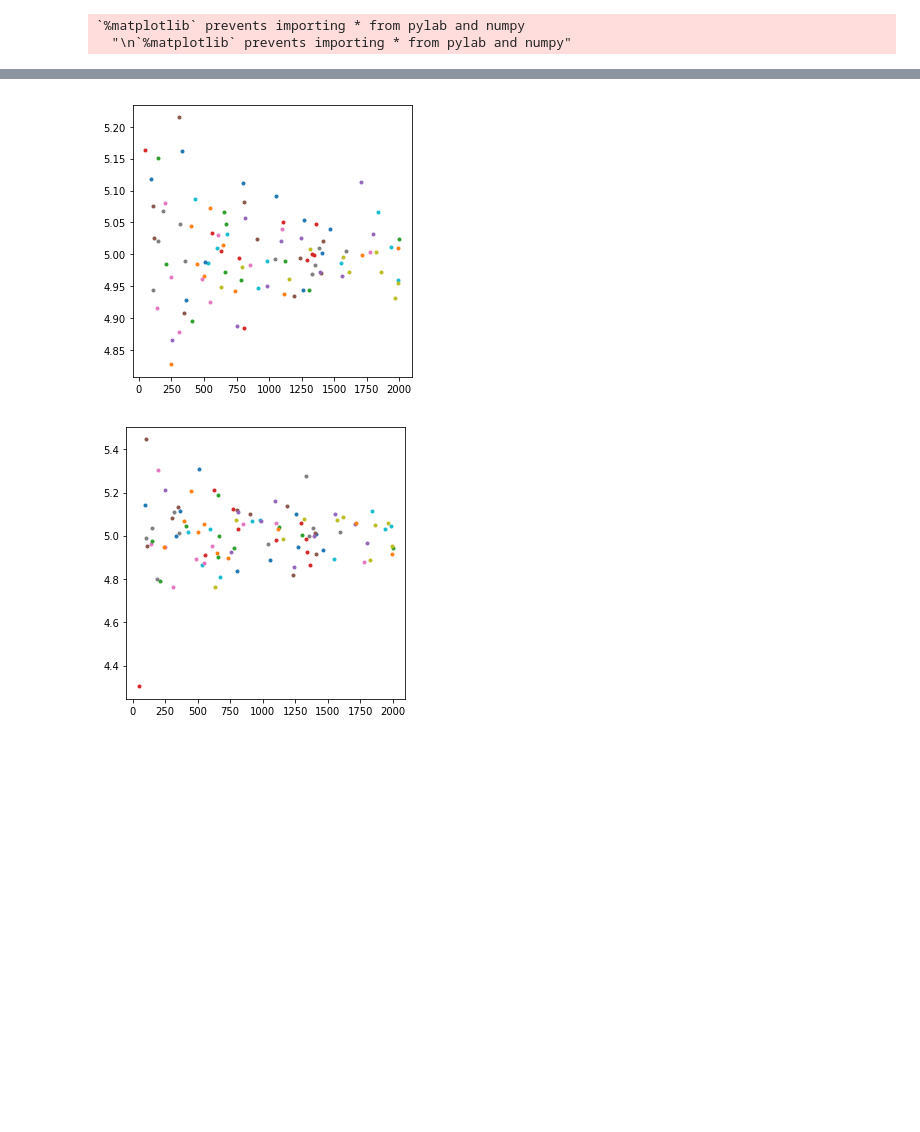
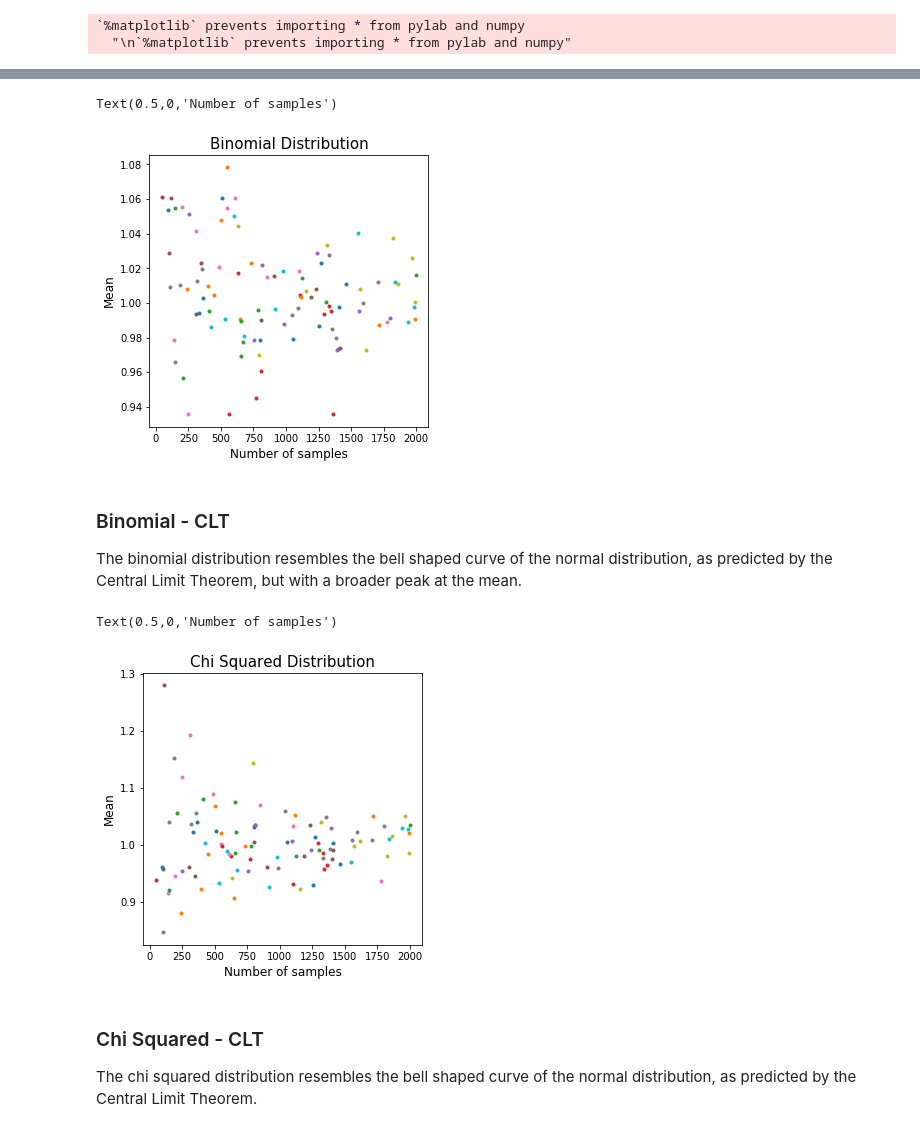
Before and after one commit to pranay-anchan/PUI2018_shb395, a Jupyter notebook: HW4_shb395/assignment1.ipynb, the cells around one changed output, grey strips where cells are left out. Cells and saved outputs as stored; diff of their text form; code cells hidden in the pictures; blank space fills up the shorter version.

```diff
--- a/HW4_shb395/assignment1.ipynb
+++ b/HW4_shb395/assignment1.ipynb
@@ -40,13 +52,23 @@ for i in range(samples_len):
 # %%
 # Poisson
 np.random.seed(395)
-nums_list = []
 
-for i in range(samples_len):
-    numbers = np.random.poisson(lam=mean, size=samples[i])
-    nums_list.append(numbers)
+pois_samples = sample_generator()
+
+pois_list = []
+pois_means = []
+
+for i in range(len(pois_samples)):
+    numbers = np.random.poisson(lam=mean, size=pois_samples[i])
+    pois_list.append(numbers)
 
 ax = plt.figure(figsize=(5,5)).add_subplot(111)
-for i in range(samples_len):
-    ax.plot(nums_list[i].size, nums_list[i].mean(), '.')
+for i in range(len(pois_samples)):
+    all_means.append(pois_list[i].mean())
+    pois_means.append(pois_list[i].mean())
+    ax.plot(pois_list[i].size, pois_list[i].mean(), '.')
+
+ax.set_title('Poisson Distribution', fontsize = 15)
+ax.set_ylabel('Mean', fontsize = 12)
+ax.set_xlabel('Number of samples', fontsize = 12)
 # %% [output]
@@ -54,32 +81,62 @@ for i in range(samples_len):
 # %%
 # Binomial
 np.random.seed(395)
-nums_list = []
+
+bi_samples = sample_generator()
+
+bi_list = []
+bi_means = []
 
 # Set the probability at .5 just so that the data resembles a common binomial distribution, such as flipping a coin
-for i in range(samples_len):
-    numbers = np.random.binomial(mean *2, p=.5, size=samples[i])
-    nums_list.append(numbers)
+for i in range(len(bi_samples)):
+    numbers = np.random.binomial(mean *2, p=.5, size=bi_samples[i])
+    bi_list.append(numbers)
 
 ax = plt.figure(figsize=(5,5)).add_subplot(111)
-for i in range(samples_len):
-    ax.plot(nums_list[i].size, nums_list[i].mean(), '.')
+for i in range(len(bi_samples)):
+    all_means.append(bi_list[i].mean())
+    bi_means.append(bi_list[i].mean())
+    ax.plot(bi_list[i].size, bi_list[i].mean(), '.')
+
+ax.set_title('Binomial Distribution', fontsize = 15)
+ax.set_ylabel('Mean', fontsize = 12)
+ax.set_xlabel('Number of samples', fontsize = 12)
 # %% [output]
+Text(0.5,0,'Number of samples')
-[figure, old version]
+[figure, new version]
+# %% [markdown]
+### Binomial - CLT
+
+The binomial distribution resembles the bell shaped curve of the normal distribution, as predicted by the Central Limit Theorem, but with a broader peak at the mean.
 # %%
 # Chi squared
 np.random.seed(395)
-nums_list = []
 
-for i in range(samples_len):
-    numbers = np.random.chisquare(5, size = samples[i])
-    nums_list.append(numbers)
+chi_samples = sample_generator()
+
+chi_list = []
+chi_means = []
+
+for i in range(len(chi_samples)):
+    numbers = np.random.chisquare(1, size = chi_samples[i])
+    chi_list.append(numbers)
 
 ax = plt.figure(figsize=(5,5)).add_subplot(111)
-for i in range(samples_len):
-    ax.plot(nums_list[i].size, nums_list[i].mean(), '.')
+for i in range(len(chi_samples)):
+    all_means.append(chi_list[i].mean())
+    chi_means.append(chi_list[i].mean())
+    ax.plot(chi_list[i].size, chi_list[i].mean(), '.')
+
+ax.set_title('Chi Squared Distribution', fontsize = 15)
+ax.set_ylabel('Mean', fontsize = 12)
+ax.set_xlabel('Number of samples', fontsize = 12)
 # %% [output]
+Text(0.5,0,'Number of samples')
-[figure, old version]
+[figure, new version]
+# %% [markdown]
+### Chi Squared - CLT
+
+The chi squared distribution resembles the bell shaped curve of the normal distribution, as predicted by the Central Limit Theorem.
 # %%
 # Logistic distribution
 np.random.seed(395)
```
Also changed, not shown: parts of 18 cells of this notebook, 3 other files.
